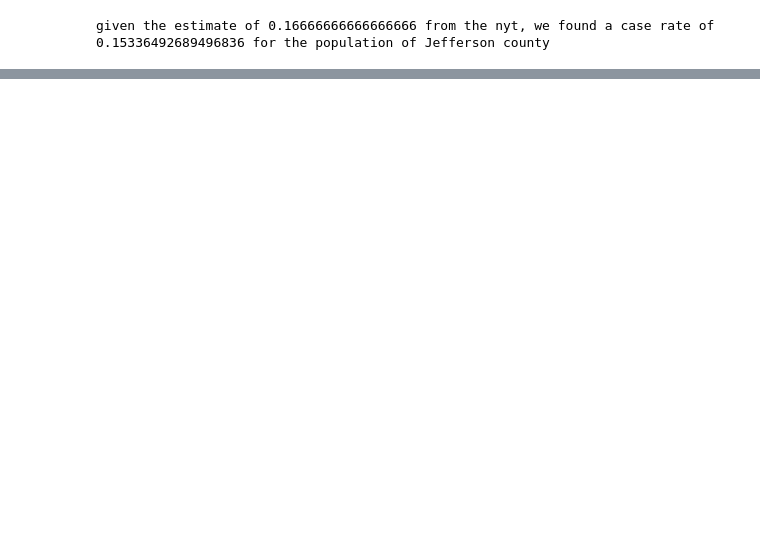
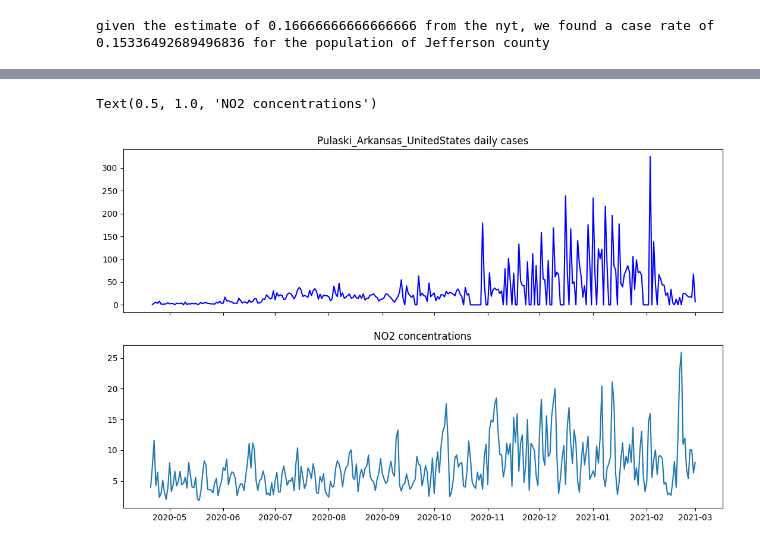
Before and after one commit to richstrouss/capstone, a Jupyter notebook: avk_data_investigation.ipynb, the cells around one changed output, grey strips where cells are left out. Drawn from its saved outputs; the diff is of its cells as text; code cells hidden in the pictures; blank space fills up the shorter version.

Commit message:
added correlations and some corrections

```diff
--- a/avk_data_investigation.ipynb
+++ b/avk_data_investigation.ipynb
@@ -305,14 +323,14 @@ def check_level(df, averages, delta=0):
     The averages dictionary should have one entry per fips code, giving the average concentration for that county.
 
     Return:
-    peaks -- dict of structure fips:[dates]
+    peaks -- dict of structure fips:[{'Date_Local' dates]
     """
 
     targets = {}
     for fipc in list(averages.keys()):
         df[df['fips']==fipc]
         peak_df = df[(df['fips']==fipc) & (df['Arithmetic Mean'] >= (averages[fipc]['mean_ppb'] + delta))]
-        targets[fipc] = peak_df[['Date Local','Arithmetic Mean']].to_dict()
+        targets[fipc] = peak_df[['Date Local','Arithmetic Mean']].to_dict('index')
     return targets
 # %%
 flat_daily_avg = daily_avg_no2.reset_index()
@@ -639,0 +597,8 @@ reflist[0]
+# %%
+tempdf = load_and_augment_fips(cref_keys[4])
+tightdf = tempdf.loc['2020-05-20':'2021-03-01']
+narrow_covid = tightdf.drop(["fips","latestTotalPopulation"], axis =1)
+tno2 = no2df[no2df['fips'] == cref_keys[4]].copy()
+tno2 = tno2.loc['2020-05-20':'2021-03-01']
+
+tight_correlation = tno2.join(tightdf,lsuffix="_L", rsuffix="_R")
@@ -639,0 +645,19 @@ reflist[0]
+# %%
+tfip='05119'
+covdf2 = tempdf.loc['2020-04-20':'2021-03-01']
+fig, axs = plt.subplots(2,1,figsize =(13,8), sharex=True)
+no2_vals =no2df[no2df['fips'] == tfip]["Arithmetic Mean"].loc['2020-04-20':'2021-03-01']
+covid_title_text = "{} daily cases".format(get_county_from_fips(tfip))
+
+axs[0].set_title(covid_title_text)
+axs[0].plot(covdf2["total_cases_per_100k"].diff(),'b',label="daily cases")
+# axs[0].annotate('Problem region',
+#             xy=(pd.to_datetime('2020-01-30'), 3), xycoords='data',
+#             xytext=(0.2, 0.5), textcoords='axes fraction',
+#             arrowprops=dict(facecolor='black',shrink=0.05),
+#              horizontalalignment='center', verticalalignment='top',fontsize = 15)
+axs[1].plot(no2_vals)
+axs[1].set_title("NO2 concentrations")
+# %% [output]
+Text(0.5, 1.0, 'NO2 concentrations')
+[figure, added]
```
Also changed, not shown: parts of 60 cells of this notebook.
